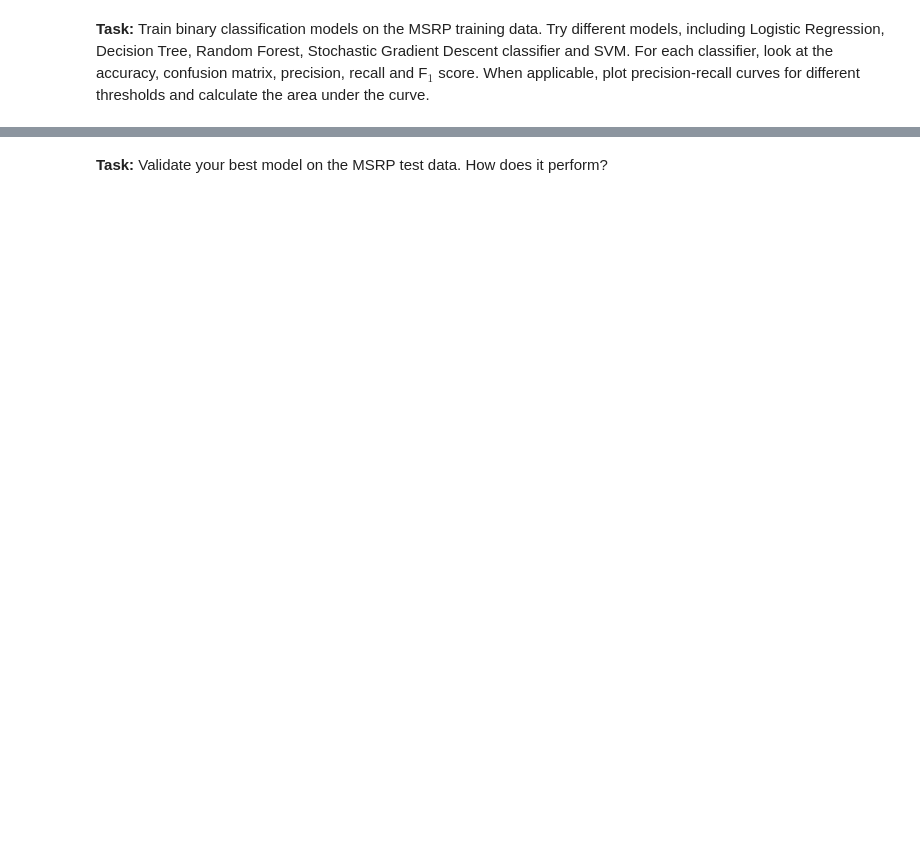
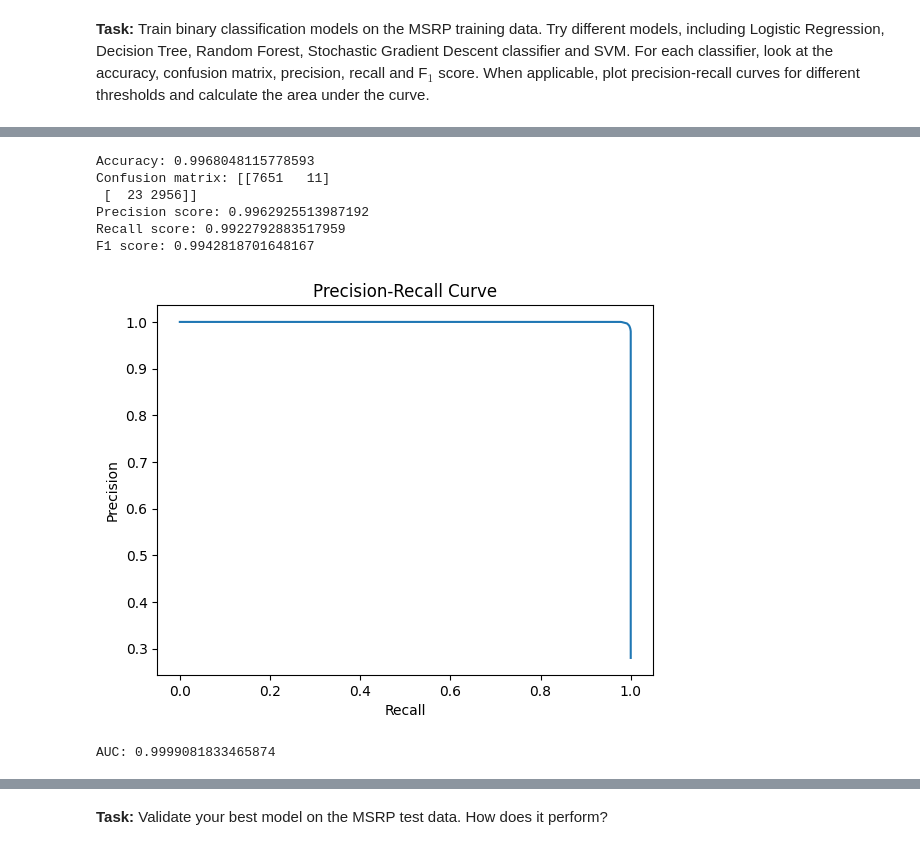
Before and after one commit to Grimur12/Data, a Jupyter notebook: Ass3/ads_ex3.ipynb, the cells around one changed output, grey strips where cells are left out. Drawn from its saved outputs; the diff is of its cells as text; code cells hidden in the pictures; blank space fills up the shorter version.

```diff
--- a/Ass3/ads_ex3.ipynb
+++ b/Ass3/ads_ex3.ipynb
@@ -313,0 +494,43 @@ X_prepared = pipeline.fit_transform(X)
+# %%
+from sklearn.tree import DecisionTreeClassifier
+
+dtcmodel = DecisionTreeClassifier()
+dtcmodel.fit(X_prepared, y)
+y_pred = dtcmodel.predict(X_prepared)
+
+accuracy = accuracy_score(y, y_pred)
+print('Accuracy:', accuracy)
+
+conf_matrix = confusion_matrix(y, y_pred)
+print('Confusion matrix:', conf_matrix)
+
+prec_score = precision_score(y, y_pred)
+print('Precision score:', prec_score)
+
+rec_score = recall_score(y, y_pred)
+print('Recall score:', rec_score)
+
+f1 = f1_score(y, y_pred)
+print('F1 score:', f1)
+
+
+y_scores = dtcmodel.predict_proba(X_prepared)[:, 1] #Predict prob instead of true/false
+precision, recall, thresholds = precision_recall_curve(y, y_scores)
+
+plt.plot(recall, precision)
+plt.xlabel('Recall')
+plt.ylabel('Precision')
+plt.title('Precision-Recall Curve')
+plt.show()
+
+auc_score = auc(recall, precision)
+print('AUC:', auc_score)
+# %% [output]
+Accuracy: 0.9968048115778593
+Confusion matrix: [[7651   11]
+ [  23 2956]]
+Precision score: 0.9962925513987192
+Recall score: 0.9922792883517959
+F1 score: 0.9942818701648167
+[figure, added]
+AUC: 0.9999081833465874
```
Also changed, not shown: parts of 26 cells of this notebook.
